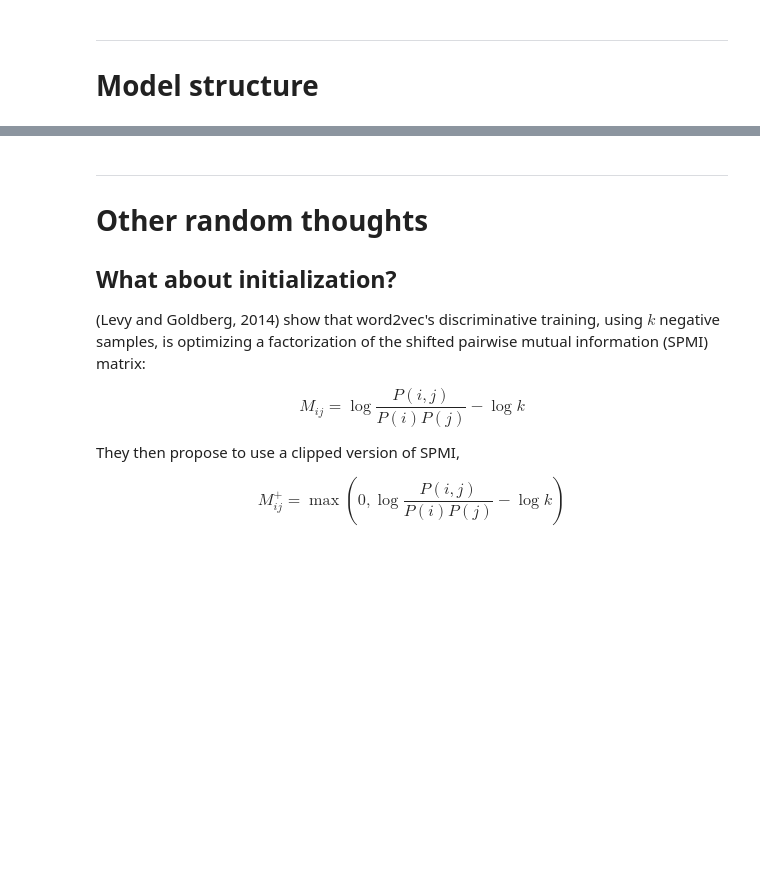
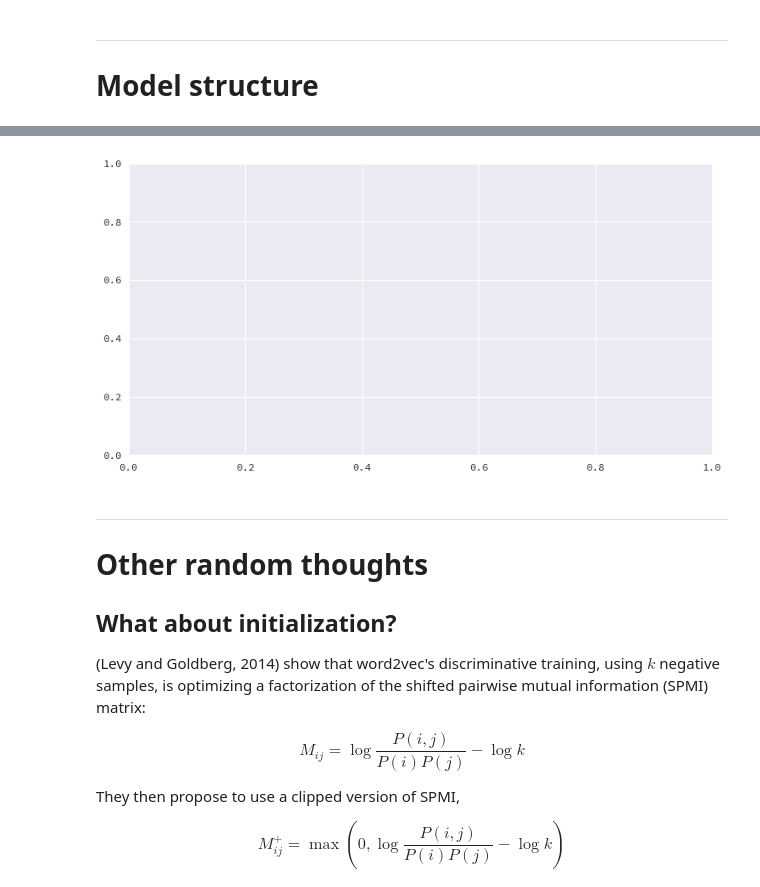
Before and after one commit to bmcfee/playlist_recommender, a Jupyter notebook: notes/Playlist recommender.ipynb, the cells around one changed output, grey strips where cells are left out. Cells and saved outputs as stored; diff of their text form; code cells hidden in the pictures; blank space fills up the shorter version.

```diff
--- a/notes/Playlist recommender.ipynb
+++ b/notes/Playlist recommender.ipynb
@@ -817,3 +823,8 @@ pgm.figure.savefig('/home/bmcfee/git/playlist_recommender/notes/model.pdf')
+# %%
+ax = plt.axes()
+ax.annotate()
+# %% [output]
+[figure, added]
 # %% [markdown]
 ---
 # Other random thoughts
```
Also changed, not shown: parts of 23 cells of this notebook, 2 other files.
